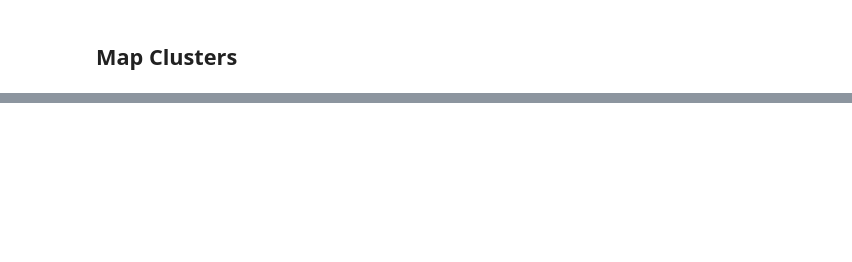
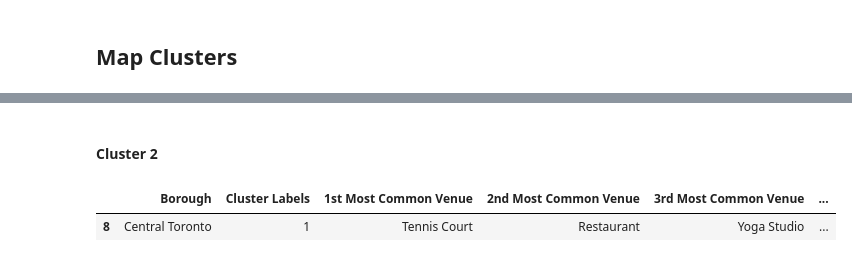
Before and after one commit to jibin10/ng_toronto, a Jupyter notebook: Neighborhoods_in_Toronto.ipynb, the cells around one changed output, grey strips where cells are left out. Cells and saved outputs as stored; diff of their text form; code cells hidden in the pictures; blank space fills up the shorter version.

```diff
--- a/Neighborhoods_in_Toronto.ipynb
+++ b/Neighborhoods_in_Toronto.ipynb
@@ -605,0 +630,7 @@ map_clusters
+# %% [markdown]
+<h4>Cluster 2</h4>
+# %%
+toronto_merged.loc[toronto_merged['Cluster Labels'] == 1, toronto_merged.columns[[1] + list(range(5, toronto_merged.shape[1]))]]
+# %% [output]
+|  | Borough | Cluster Labels | 1st Most Common Venue | 2nd Most Common Venue | 3rd Most Common Venue | ... |
+| 8 | Central Toronto | 1 | Tennis Court | Restaurant | Yoga Studio | ... |
```
Also changed, not shown: parts of 4 cells of this notebook.
